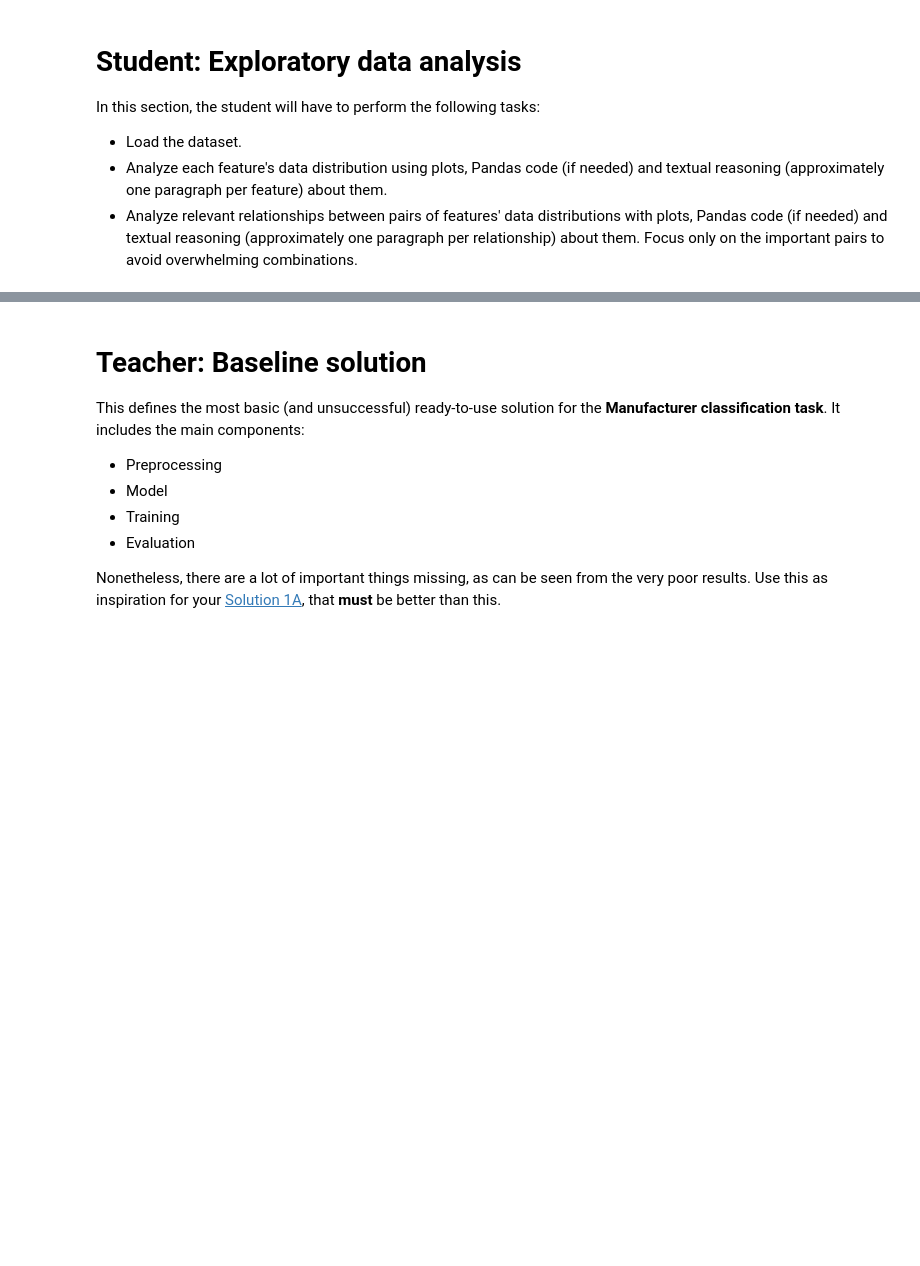
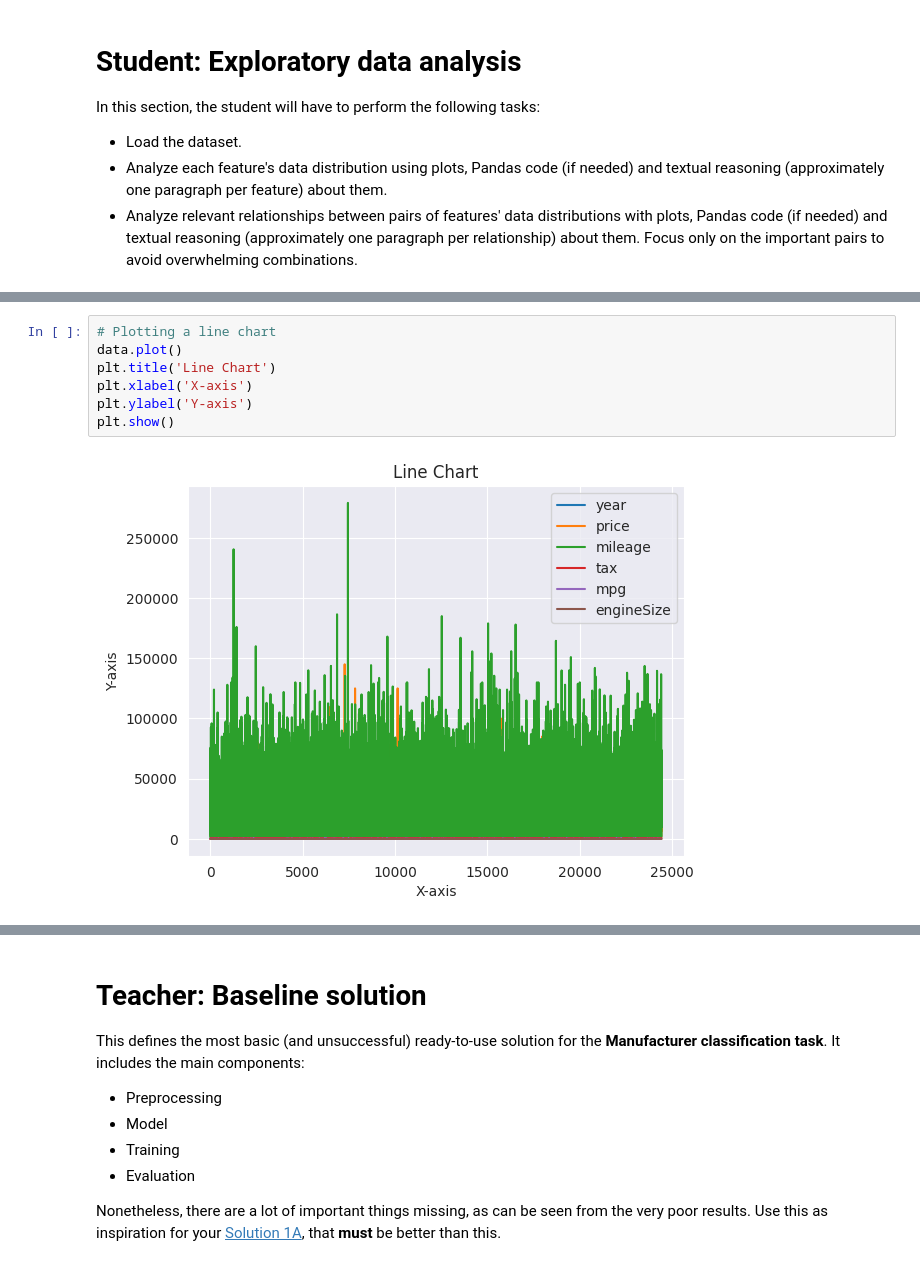
Before and after one commit to Gpascual11/P3_Gerard_Pascual, a Jupyter notebook: P3_NeuralNetworks.ipynb, the cells around one changed output, grey strips where cells are left out. Cells and saved outputs as stored; diff of their text form; blank space fills up the shorter version.

```diff
--- a/P3_NeuralNetworks.ipynb
+++ b/P3_NeuralNetworks.ipynb
@@ -378,0 +372,9 @@ In this section, the student will have to perform the following tasks:
+# %%
+# Plotting a line chart
+data.plot()
+plt.title('Line Chart')
+plt.xlabel('X-axis')
+plt.ylabel('Y-axis')
+plt.show()
+# %% [output]
+[figure, added]
```
Also changed, not shown: parts of 27 cells of this notebook.
